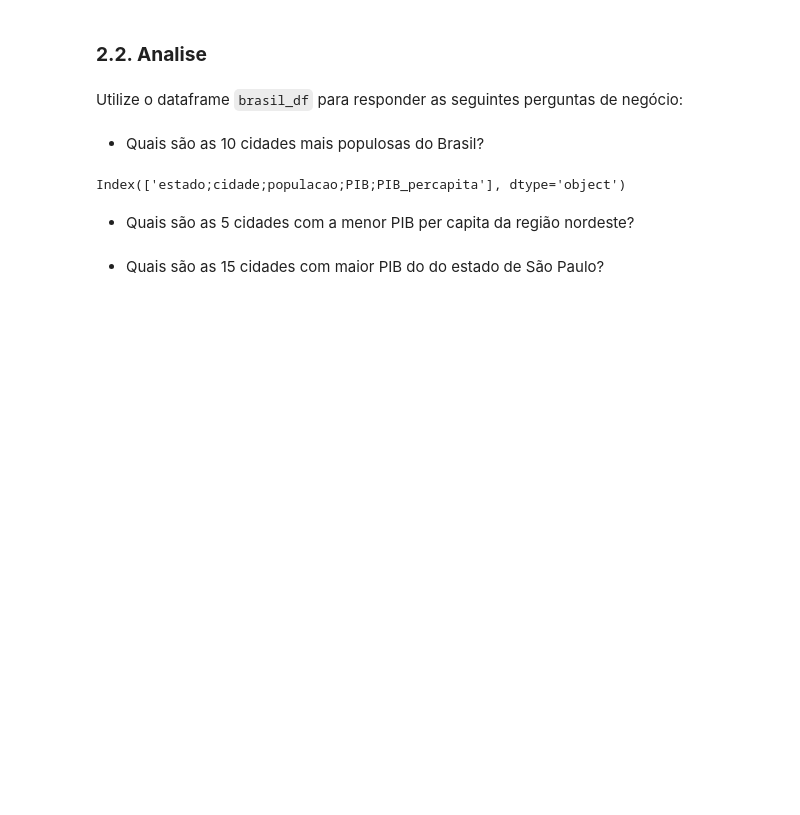
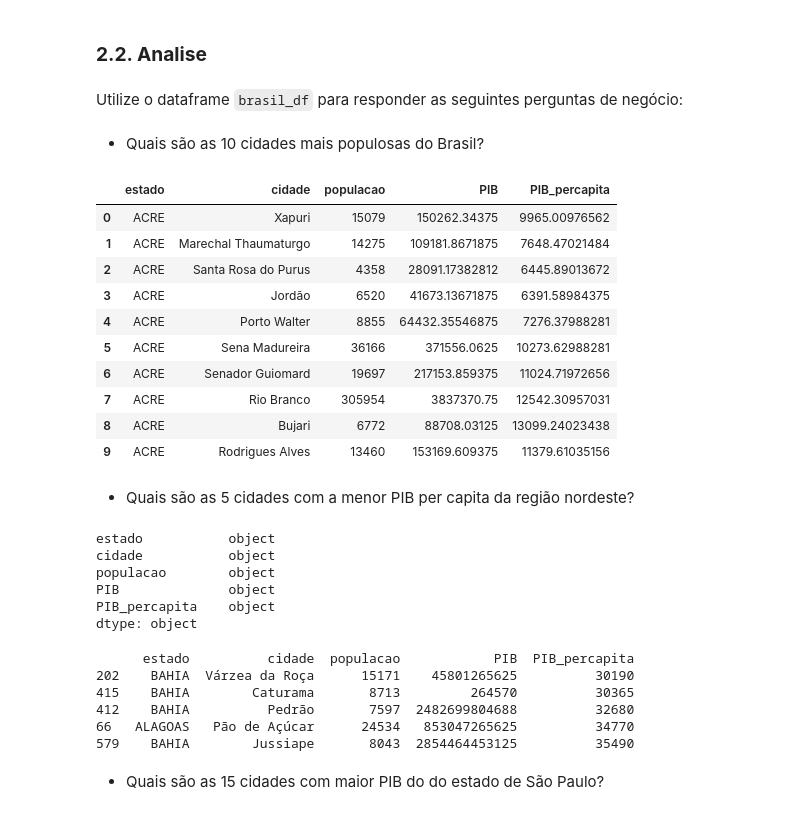
Before and after one commit to leaop/Cursos, a Jupyter notebook: EBAC/atividade13.ipynb, the cells around one changed output. Saved outputs shown, nothing was run; the diff lists cells and outputs as text; code cells hidden in the pictures; blank space fills up the shorter version.

```diff
--- a/EBAC/atividade13.ipynb
+++ b/EBAC/atividade13.ipynb
@@ -254,8 +260,18 @@ Utilize o dataframe `brasil_df` para responder as seguintes perguntas de negóci
  - Quais são as 10 cidades mais populosas do Brasil?
 # %%
 # código para responder a pergunta
-brasil_df.columns
+brasil_df.head(10)
 # %% [output]
-Index(['estado;cidade;populacao;PIB;PIB_percapita'], dtype='object')
+|  | estado | cidade | populacao | PIB | PIB_percapita |
+| 0 | ACRE | Xapuri | 15079 | 150262.34375 | 9965.00976562 |
+| 1 | ACRE | Marechal Thaumaturgo | 14275 | 109181.8671875 | 7648.47021484 |
+| 2 | ACRE | Santa Rosa do Purus | 4358 | 28091.17382812 | 6445.89013672 |
+| 3 | ACRE | Jordão | 6520 | 41673.13671875 | 6391.58984375 |
+| 4 | ACRE | Porto Walter | 8855 | 64432.35546875 | 7276.37988281 |
+| 5 | ACRE | Sena Madureira | 36166 | 371556.0625 | 10273.62988281 |
+| 6 | ACRE | Senador Guiomard | 19697 | 217153.859375 | 11024.71972656 |
+| 7 | ACRE | Rio Branco | 305954 | 3837370.75 | 12542.30957031 |
+| 8 | ACRE | Bujari | 6772 | 88708.03125 | 13099.24023438 |
+| 9 | ACRE | Rodrigues Alves | 13460 | 153169.609375 | 11379.61035156 |
 # %% [markdown]
  - Quais são as 5 cidades com a menor PIB per capita da região nordeste?
@@ -263,0 +278,9 @@ Index(['estado;cidade;populacao;PIB;PIB_percapita'], dtype='object')
+# %%
+brasil_df.dtypes
+# %% [output]
+estado           object
+cidade           object
+populacao        object
+PIB              object
+PIB_percapita    object
+dtype: object
@@ -264,3 +298,17 @@ Index(['estado;cidade;populacao;PIB;PIB_percapita'], dtype='object')
+# %%
+# código para responder a pergunta
+# Criar um DataFrame com as 5 menores valores da coluna PIB_percapita
+cinco_menores_pib = brasil_df.nsmallest(5, 'PIB_percapita')
+
+# Mostrar o resultado
+print(cinco_menores_pib)
+# %% [output]
+      estado          cidade  populacao            PIB  PIB_percapita
+202    BAHIA  Várzea da Roça      15171    45801265625          30190
+415    BAHIA        Caturama       8713         264570          30365
+412    BAHIA          Pedrão       7597  2482699804688          32680
+66   ALAGOAS   Pão de Açúcar      24534   853047265625          34770
+579    BAHIA        Jussiape       8043  2854464453125          35490
 # %% [markdown]
  - Quais são as 15 cidades com maior PIB do do estado de São Paulo?
 # %%
```
Also changed, not shown: parts of 16 cells of this notebook, 3 other files.
